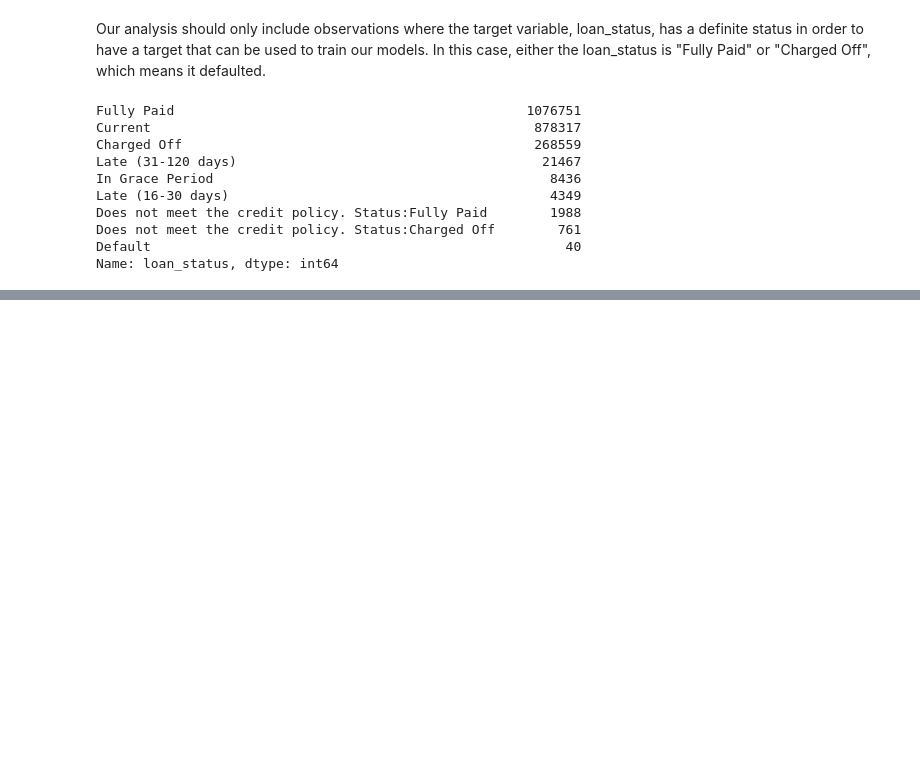
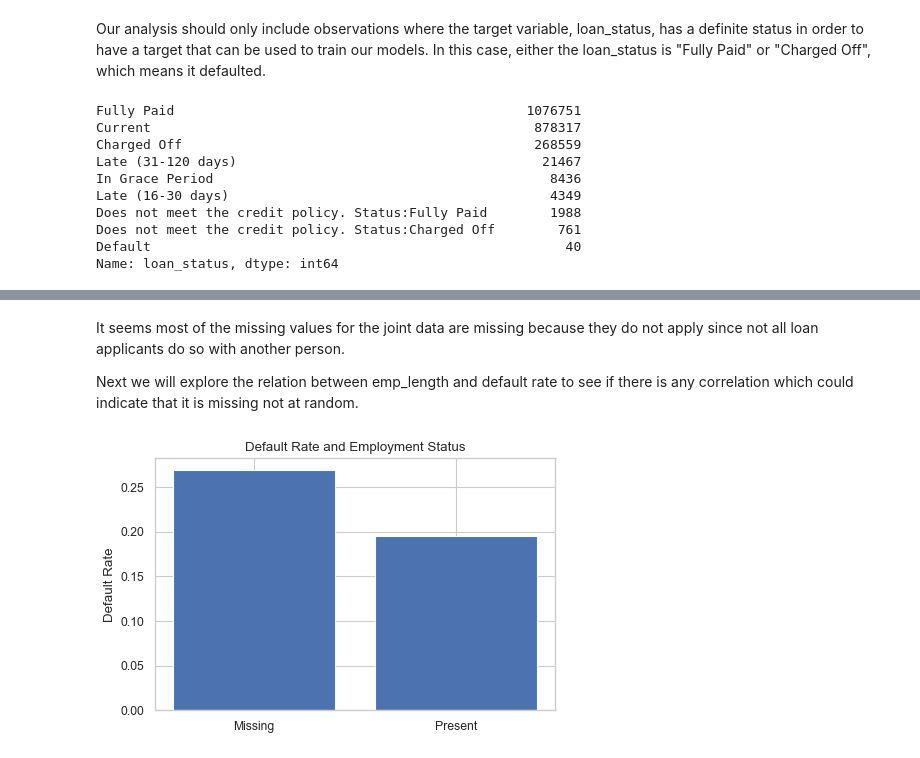
Before and after one commit to DanEllen/Lending-Club-Project, a Jupyter notebook: Lending Club Analysis.ipynb, the cells around one changed output, grey strips where cells are left out. Saved outputs shown, nothing was run; the diff lists cells and outputs as text; code cells hidden in the pictures; blank space fills up the shorter version.

```diff
--- a/Lending Club Analysis.ipynb
+++ b/Lending Club Analysis.ipynb
@@ -257,0 +254,23 @@ employment = df.
+# %% [markdown]
+It seems most of the missing values for the joint data are missing because they do not apply since not all loan applicants do so with another person.
+
+Next we will explore the relation between emp_length and default rate to see if there is any correlation which could indicate that it is missing not at random.
+# %%
+employment = df[['emp_length','loan_status']].copy()
+employment['emp_length'] = employment['emp_length'].fillna(value='Missing')
+employment['emp_length'] = employment['emp_length'].apply(lambda x: 'Missing' if x =='Missing' else 'Present')
+employment['loan_status'] = employment['loan_status'].apply(lambda x: 1 if x =='Charged Off' else 0)
+employment = employment.groupby('emp_length')['loan_status'].mean().reset_index()
+
+#Graph
+
+f, ax = plt.subplots()
+ax.bar(employment.emp_length, employment.loan_status)
+ax.set_ylabel('Default Rate')
+ax.set(xlabel=None,
+      title="Default Rate and Employment Status")
+f.tight_layout()  # otherwise the right y-label is slightly clipped
+plt.show()
+f.savefig('./images/default_rate_employment.png', facecolor=f.get_facecolor(), transparent=True, dpi=500)
+# %% [output]
+[figure, added]
```
Also changed, not shown: parts of 21 cells of this notebook, 2 other files.
